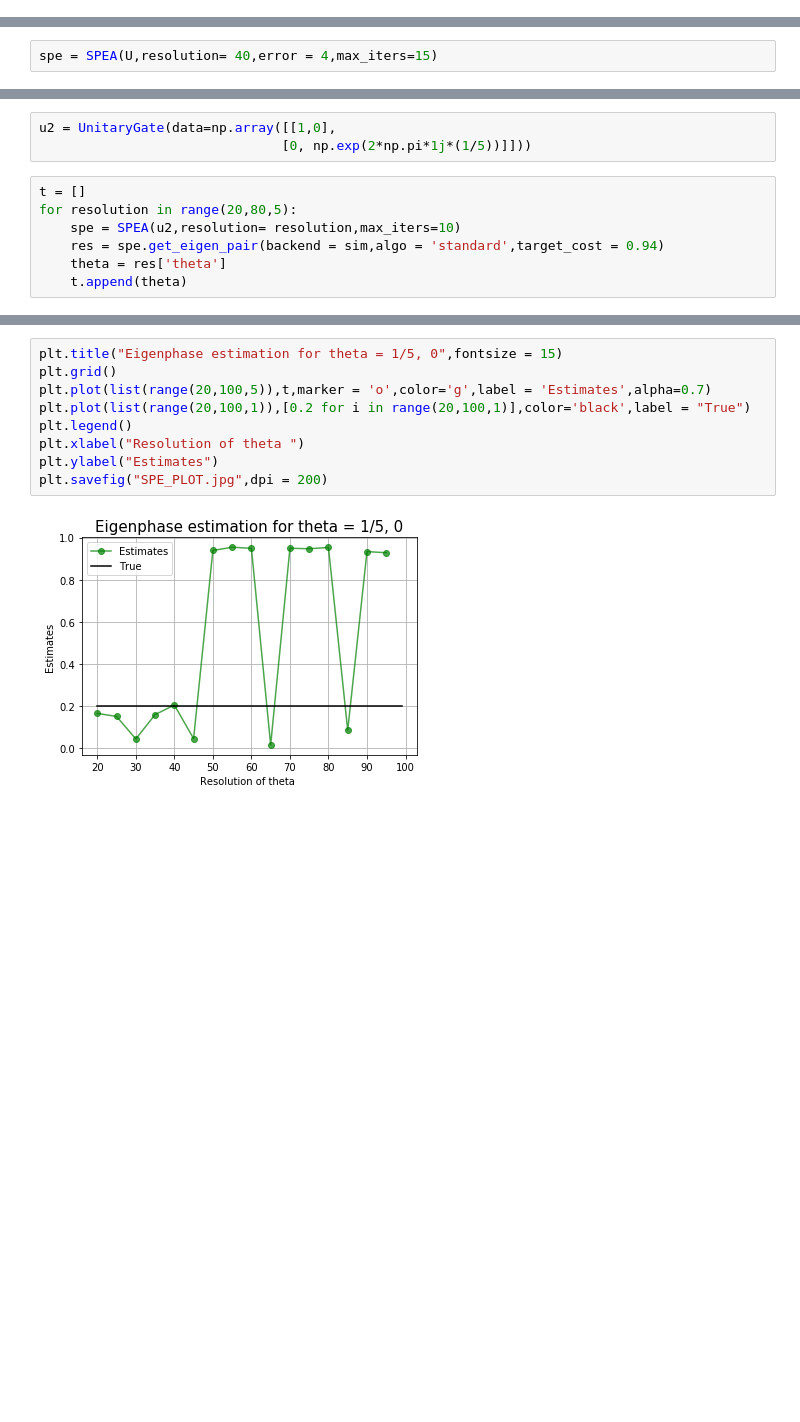
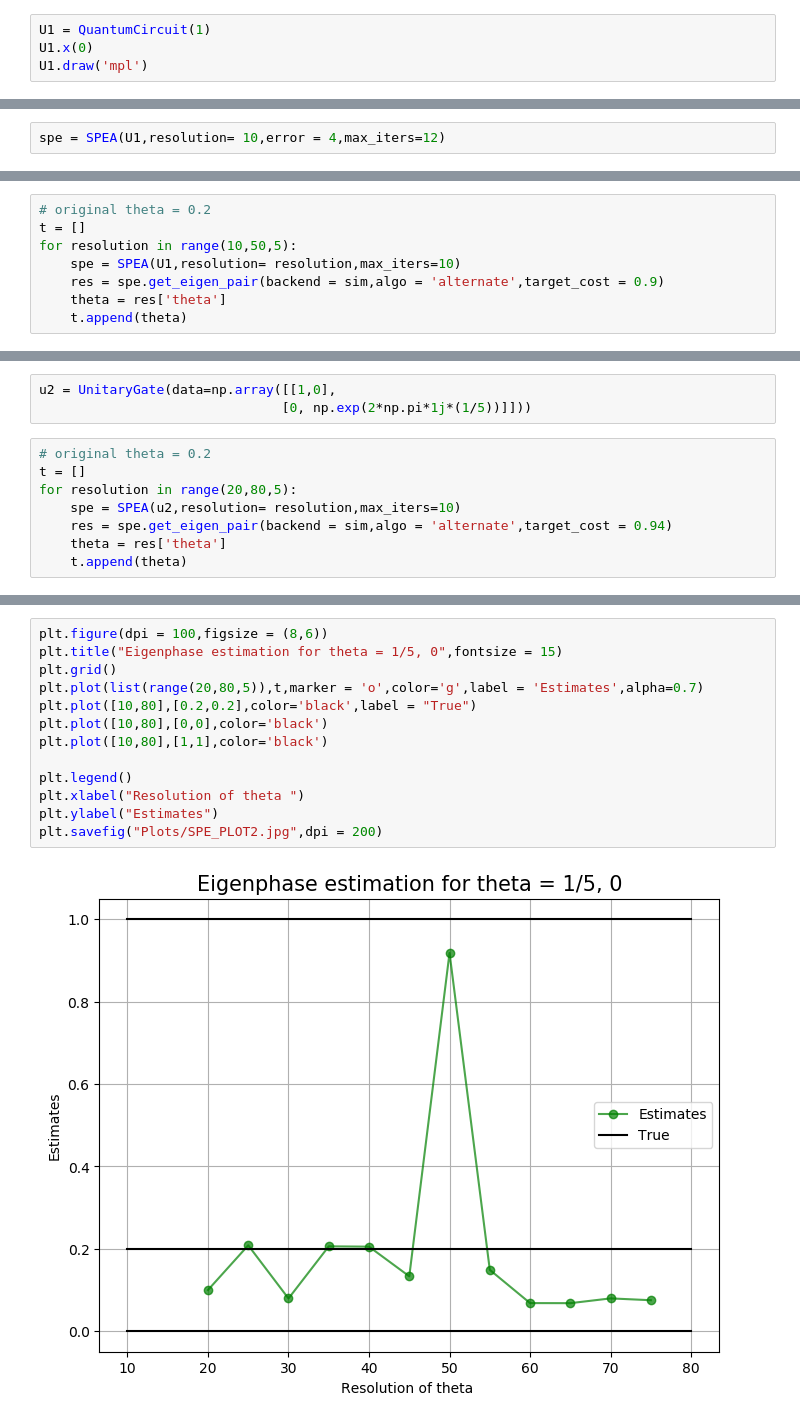
Before and after one commit to TheGupta2012/QPE-Algorithms, a Jupyter notebook: QPE/Statistical QPE/Statistical QPE.ipynb, the cells around one changed output, grey strips where cells are left out. Cells and saved outputs as stored; diff of their text form; blank space fills up the shorter version.

```diff
--- a/QPE/Statistical QPE/Statistical QPE.ipynb
+++ b/QPE/Statistical QPE/Statistical QPE.ipynb
@@ -37,0 +40,4 @@ U = UnitaryGate(data=np.array([[1,0],
+# %%
+U1 = QuantumCircuit(1)
+U1.x(0)
+U1.draw('mpl')
@@ -38,3 +46,3 @@ U = UnitaryGate(data=np.array([[1,0],
 # %%
-spe = SPEA(U,resolution= 40,error = 4,max_iters=15)
+spe = SPEA(U1,resolution= 10,error = 4,max_iters=12)
 # %%
@@ -48,0 +59,8 @@ result = spe.get_eigen_pair(progress = True,algo = 'standard',backend = Aer.get_
+# %%
+# original theta = 0.2
+t = []
+for resolution in range(10,50,5):
+    spe = SPEA(U1,resolution= resolution,max_iters=10)
+    res = spe.get_eigen_pair(backend = sim,algo = 'alternate',target_cost = 0.9)
+    theta = res['theta']
+    t.append(theta)
@@ -50,10 +91,11 @@ result = spe.get_eigen_pair(progress = True,algo = 'standard',backend = Aer.get_
 u2 = UnitaryGate(data=np.array([[1,0],
                                [0, np.exp(2*np.pi*1j*(1/5))]]))
 # %%
+# original theta = 0.2
 t = []
 for resolution in range(20,80,5):
     spe = SPEA(u2,resolution= resolution,max_iters=10)
-    res = spe.get_eigen_pair(backend = sim,algo = 'standard',target_cost = 0.94)
+    res = spe.get_eigen_pair(backend = sim,algo = 'alternate',target_cost = 0.94)
     theta = res['theta']
     t.append(theta)
 # %% [output]
@@ -78,11 +110,15 @@ Terminating algorithm...
 # %%
+plt.figure(dpi = 100,figsize = (8,6))
 plt.title("Eigenphase estimation for theta = 1/5, 0",fontsize = 15)
 plt.grid()
-plt.plot(list(range(20,100,5)),t,marker = 'o',color='g',label = 'Estimates',alpha=0.7)
-plt.plot(list(range(20,100,1)),[0.2 for i in range(20,100,1)],color='black',label = "True")
+plt.plot(list(range(20,80,5)),t,marker = 'o',color='g',label = 'Estimates',alpha=0.7)
+plt.plot([10,80],[0.2,0.2],color='black',label = "True")
+plt.plot([10,80],[0,0],color='black')
+plt.plot([10,80],[1,1],color='black')
+
 plt.legend()
 plt.xlabel("Resolution of theta ")
 plt.ylabel("Estimates")
-plt.savefig("SPE_PLOT.jpg",dpi = 200)
+plt.savefig("Plots/SPE_PLOT2.jpg",dpi = 200)
 # %% [output]
-[figure, old version]
+[figure, new version]
```
Also changed, not shown: parts of 15 cells of this notebook, 25 other files.
